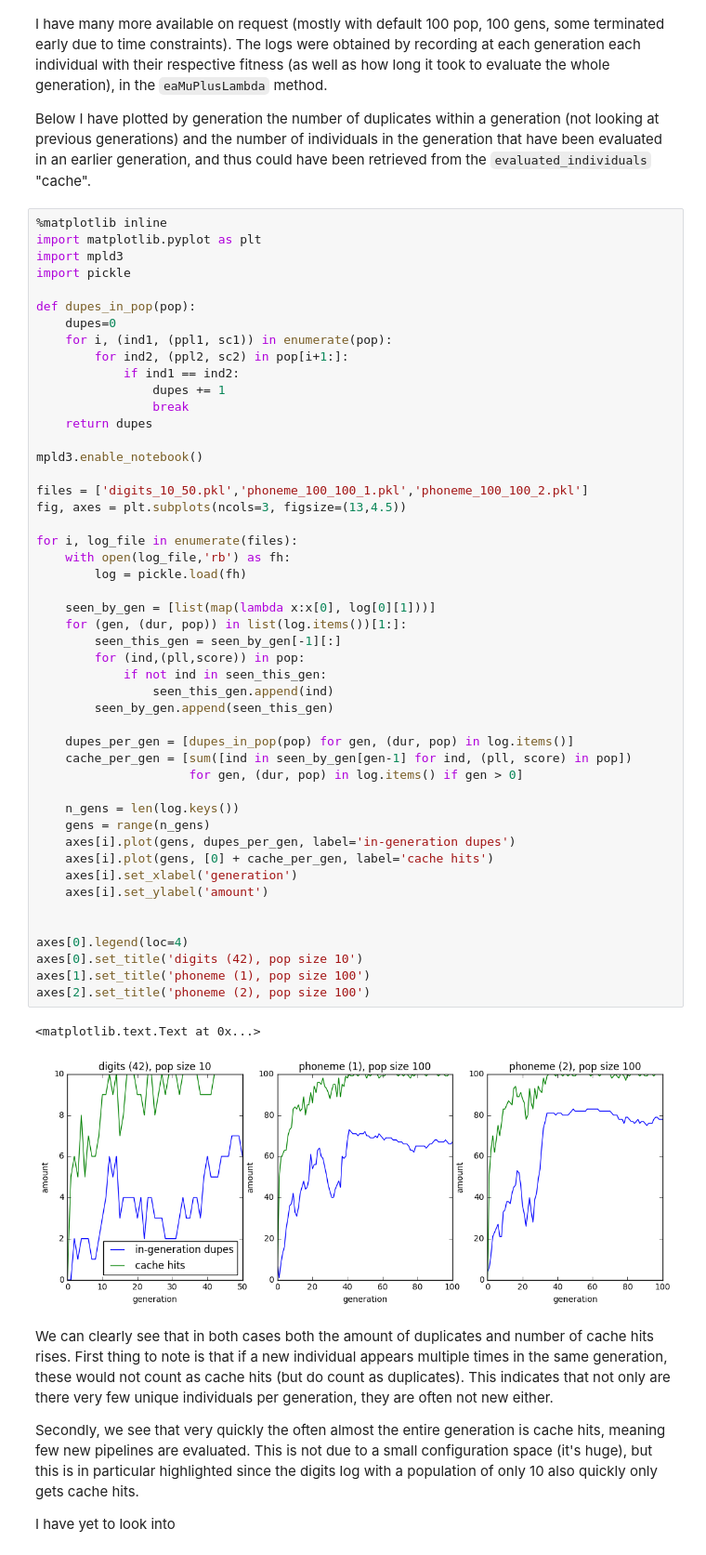
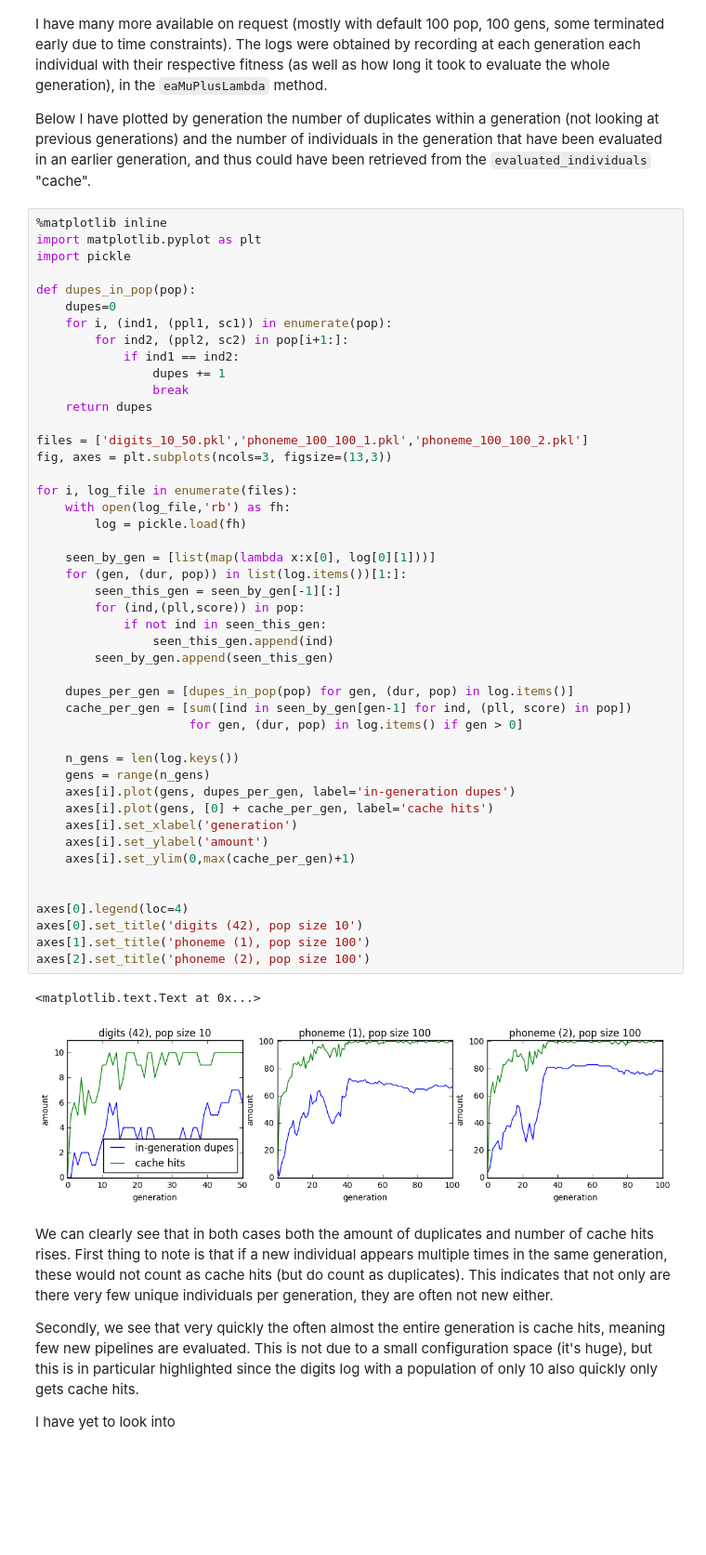
Before and after one commit to openml/ARFF-tools, a Jupyter notebook: TPOT/TPOT_Repeating_pipelines.ipynb, the cells around one changed output. Shown at 93% size. Cells and saved outputs as stored; diff of their text form; blank space fills up the shorter version.

Commit message:
Added version without MPLD3 since that does not render on github (not sure if this does either, but I think it does)

```diff
--- a/TPOT/TPOT_Repeating_pipelines.ipynb
+++ b/TPOT/TPOT_Repeating_pipelines.ipynb
@@ -16,7 +16,6 @@ Below I have plotted by generation the number of duplicates within a generation
 # %%
 %matplotlib inline
 import matplotlib.pyplot as plt
-import mpld3
 import pickle
 
 def dupes_in_pop(pop):
@@ -28,42 +27,41 @@ def dupes_in_pop(pop):
                 break
     return dupes
 
-mpld3.enable_notebook()
-
 files = ['digits_10_50.pkl','phoneme_100_100_1.pkl','phoneme_100_100_2.pkl']
-fig, axes = plt.subplots(ncols=3, figsize=(13,4.5))
+fig, axes = plt.subplots(ncols=3, figsize=(13,3))
 
 for i, log_file in enumerate(files):
     with open(log_file,'rb') as fh:
         log = pickle.load(fh)
 
     seen_by_gen = [list(map(lambda x:x[0], log[0][1]))]
     for (gen, (dur, pop)) in list(log.items())[1:]:
         seen_this_gen = seen_by_gen[-1][:]
         for (ind,(pll,score)) in pop:
             if not ind in seen_this_gen:
                 seen_this_gen.append(ind)
         seen_by_gen.append(seen_this_gen)
 
     dupes_per_gen = [dupes_in_pop(pop) for gen, (dur, pop) in log.items()]
     cache_per_gen = [sum([ind in seen_by_gen[gen-1] for ind, (pll, score) in pop])
                      for gen, (dur, pop) in log.items() if gen > 0]
 
     n_gens = len(log.keys())
     gens = range(n_gens)
     axes[i].plot(gens, dupes_per_gen, label='in-generation dupes')
     axes[i].plot(gens, [0] + cache_per_gen, label='cache hits')
     axes[i].set_xlabel('generation')
     axes[i].set_ylabel('amount')
+    axes[i].set_ylim(0,max(cache_per_gen)+1)
 
 
 axes[0].legend(loc=4)
 axes[0].set_title('digits (42), pop size 10')
 axes[1].set_title('phoneme (1), pop size 100')
 axes[2].set_title('phoneme (2), pop size 100')
 # %% [output]
 <matplotlib.text.Text at 0x...>
-[figure, old version]
+[figure, new version]
 # %% [markdown]
 We can clearly see that in both cases both the amount of duplicates and number of cache hits rises.
 First thing to note is that if a new individual appears multiple times in the same generation, these would not count as cache hits (but do count as duplicates).
```
